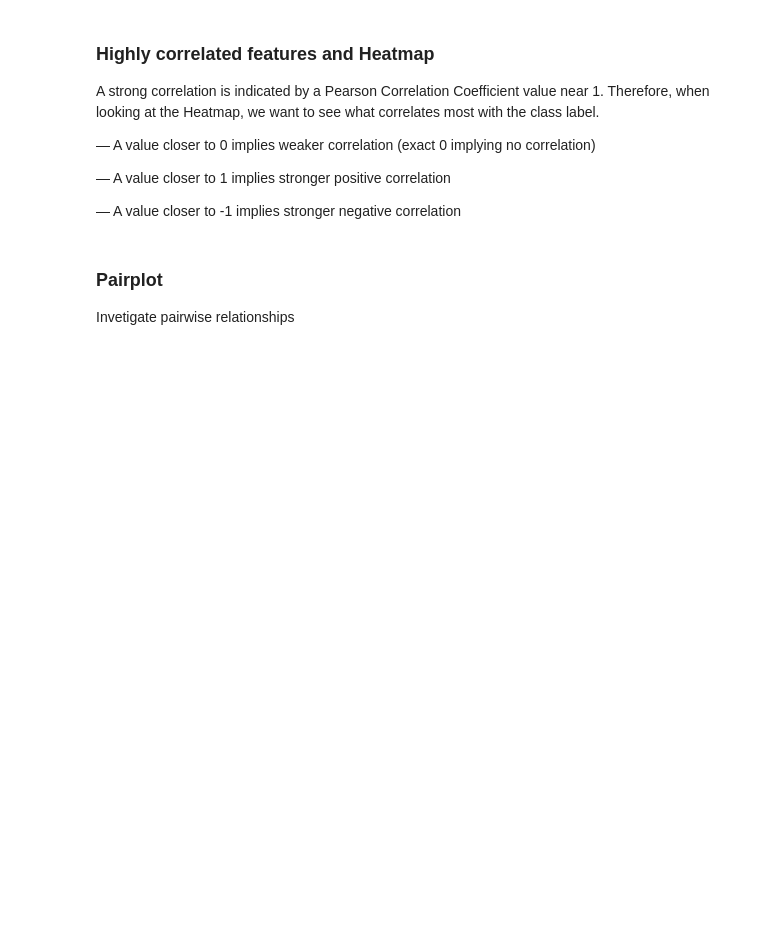
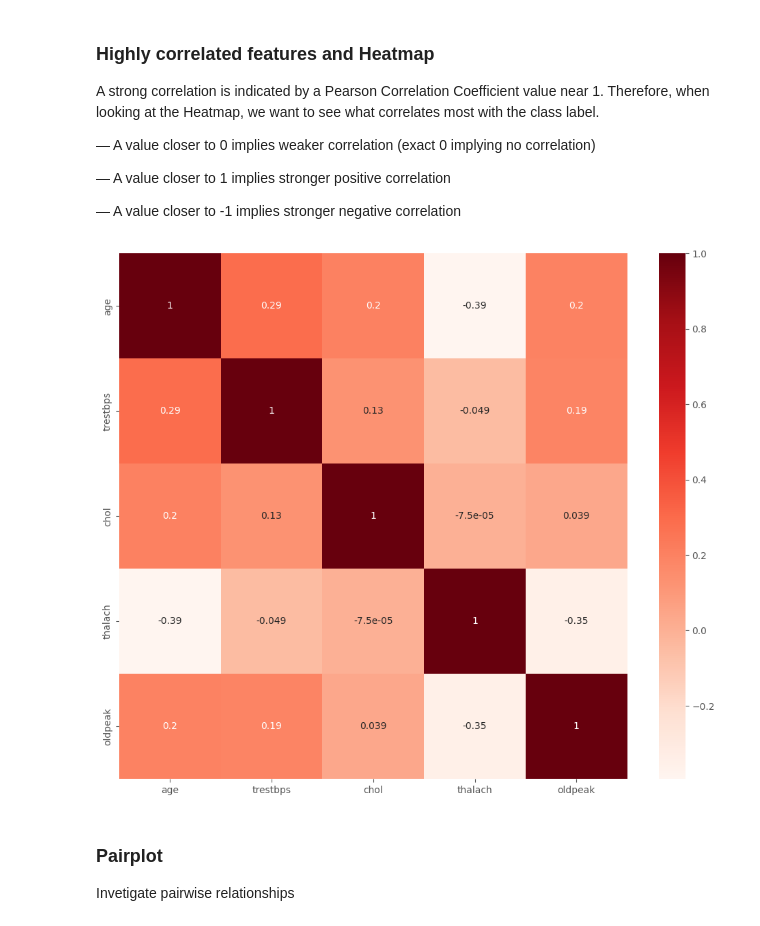
Before and after one commit to axeldav/DAMI-Labs, a Jupyter notebook: Lab1-Preprocessing_EDA.ipynb, the cells around one changed output. Drawn from its saved outputs; the diff is of its cells as text; code cells hidden in the pictures; blank space fills up the shorter version.

```diff
--- a/Lab1-Preprocessing_EDA.ipynb
+++ b/Lab1-Preprocessing_EDA.ipynb
@@ -42,5 +42,5 @@ The header attribute specifys the row number(s) to use as the column names, and
 
 """
 
-data = pd.read_csv("datasets\\processed.cleveland.data", header=None)
+data = pd.read_csv("datasets/processed.cleveland.data", header=None)
 data
@@ -425,15 +595,18 @@ A strong correlation is indicated by a Pearson Correlation Coefficient value nea
 # %%
 #Using Pearson Correlation
 
 plt.figure(figsize=(12,10))
 
 #Computes pairwise correlation of columns, excluding NA/null value. returns
-cor = data_dropped.corr()
+cor = data_dropped[['age', 'trestbps', 'chol','thalach','oldpeak']].corr() # 1 = perfectly correlated, 0 = not correlated, -1 = perfectly invertedly correlated
+cor
 
 #Plots rectangular data as a color-encoded matrix. note that we are using seaborn. The parameter data needs to be rectangular dataset of pairwise correlations
 sns.heatmap(data=cor, annot=True, cmap=plt.cm.Reds);
 
 plt.show()
+# %% [output]
+[figure, added]
 # %% [markdown]
 ### Pairplot
 
```
Also changed, not shown: parts of 35 cells of this notebook, 1 other file.
